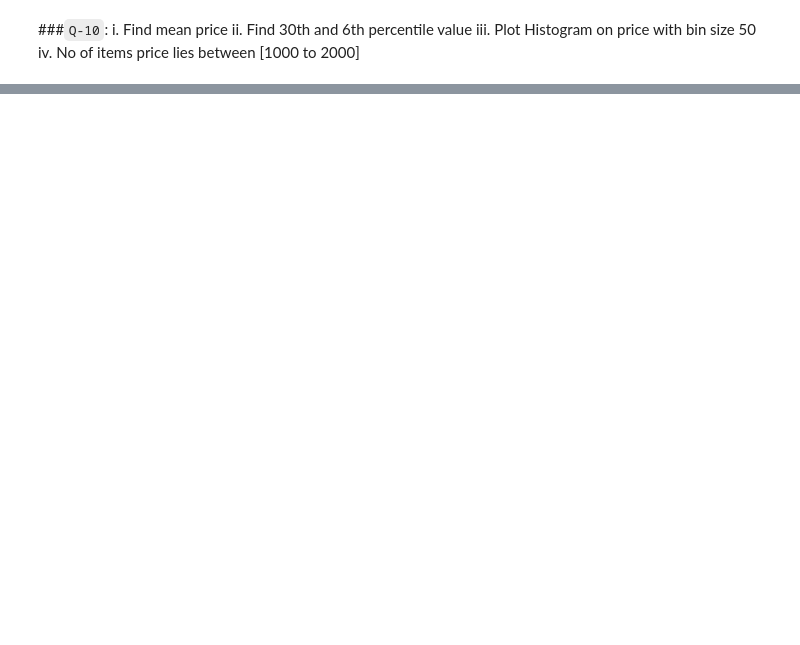
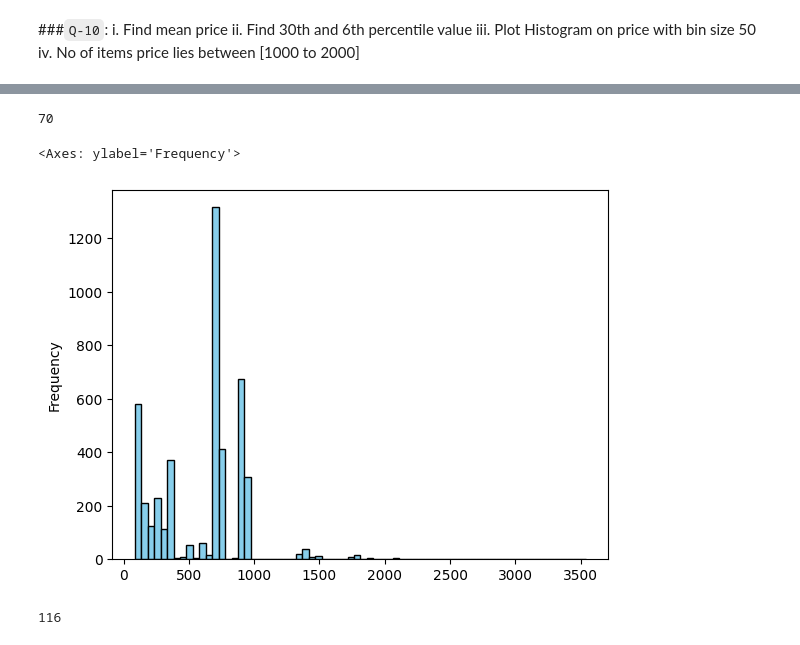
Before and after one commit to rishabhk1501/Data-Analytics-Tasks, a Jupyter notebook: session_16_tasks_soln.ipynb, the cells around one changed output, grey strips where cells are left out. Cells and saved outputs as stored; diff of their text form; code cells hidden in the pictures; blank space fills up the shorter version.

````diff
--- a/session_16_tasks_soln.ipynb
+++ b/session_16_tasks_soln.ipynb
@@ -50,0 +202,2 @@ file name - items.csv
+# %%
+items_series = items.squeeze()
@@ -50,0 +222,5 @@ file name - items.csv
+# %%
+items_series.fillna('$7.46 ',inplace=True)
+# %%
+def usd_to_inr(string):
+  return round((float(string[1:].strip()) * 80),2)
@@ -70,3 +268,6 @@ Chicken Bowl	$16.98
 ```
 # %%
 # code here
+
+inr = items_series.apply(usd_to_inr)
+inr
@@ -80,0 +316,14 @@ Chicken Bowl	$16.98
+# %%
+# total bins
+int((inr.max()-inr.min())/50)+1
+# %% [output]
+70
+# %%
+inr.plot.hist(bins=70,color='skyblue', edgecolor='black')
+# %% [output]
+<Axes: ylabel='Frequency'>
+[figure, added]
+# %%
+inr[inr.between(1000,2000)].count()
+# %% [output]
+116
````
Also changed, not shown: parts of 33 cells of this notebook.
